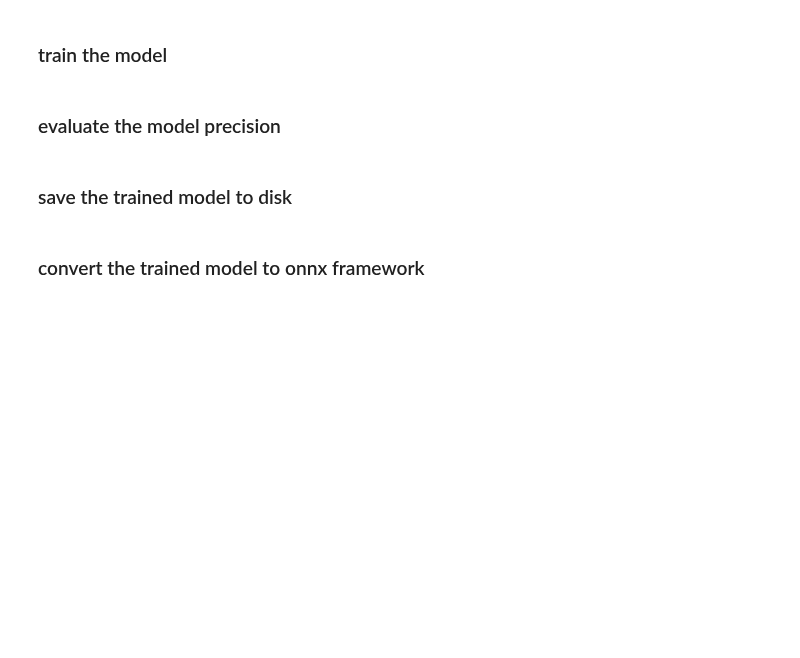
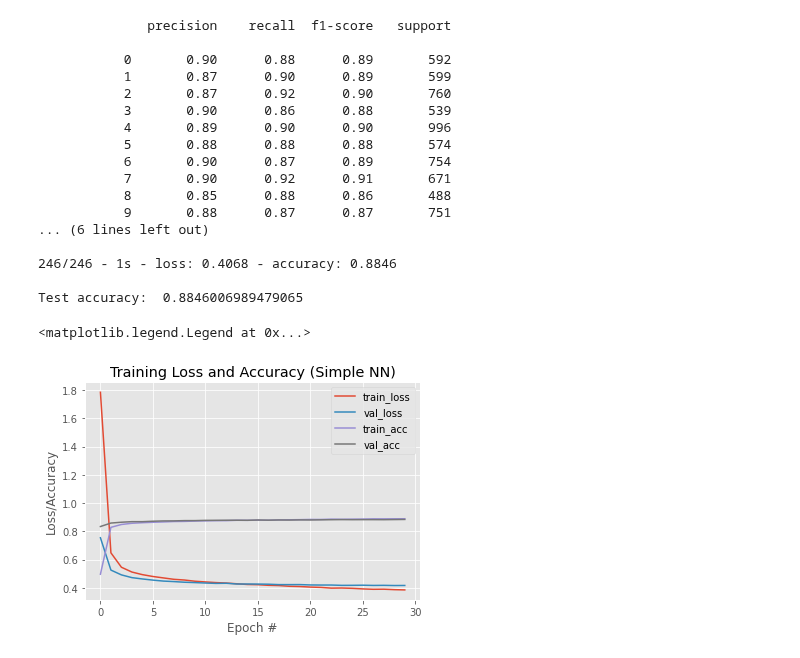
Before and after one commit to paradigmn/ultrastar_pitch, a Jupyter notebook: dev/train_model.ipynb, the cells around one changed output. Saved outputs shown, nothing was run; the diff lists cells and outputs as text; code cells hidden in the pictures; blank space fills up the shorter version.

```diff
--- a/dev/train_model.ipynb
+++ b/dev/train_model.ipynb
@@ -86,6 +43,0 @@ y_train = y_train_filt
-# %%
-from sklearn.decomposition import PCA
-
-decomp = PCA(n_components=256)
-X_train = decomp.fit_transform(X_train)
-X_test = decomp.transform(X_test)
@@ -103,7 +43,0 @@ np.save("/path/to/pca_components.npy", decomp.components_)
-# %%
-# the tf model output layer is structured as an 1d-boolean-array
-from sklearn.preprocessing import LabelBinarizer
-
-lb = LabelBinarizer()
-y_train = lb.fit_transform(y_train)
-y_test = lb.transform(y_test)
@@ -133,5 +103,13 @@ model.add(tf.keras.layers.Dense(12, activation="softmax"))
 # %%
+from time import time
+
+print("using tensorflow " + str(tf.__version__))
+# init tensorboard for vizualization
+tensorboard = tf.keras.callbacks.TensorBoard(log_dir="logs/{}".format(time()))
 # use adam optimizer with an initial learning rate of 0.001
-opt = tf.keras.optimizers.Adam(lr=0.001)
+opt = tf.keras.optimizers.Adam(lr=0.0010)
 # use categorical_crossentropy as loss function while training
-model.compile(loss="categorical_crossentropy", optimizer=opt, metrics=["accuracy"])
+model.compile(loss="sparse_categorical_crossentropy", optimizer=opt, metrics=["accuracy"])
+# train the model with 30 iterations and a batch size of 32
+EPOCHS, BATCH_SIZE = 30, 256
+H = model.fit(X_train, y_train, validation_split=0.2, epochs=EPOCHS, batch_size=BATCH_SIZE, callbacks=[tensorboard])
@@ -138,8 +133,0 @@ model.compile(loss="categorical_crossentropy", optimizer=opt, metrics=["accuracy
-# %% [markdown]
-### train the model
-# %%
-# train the model with 30 iterations and a batch size of 32
-EPOCHS, BATCH_SIZE = 30, 32
-H = model.fit(X_train, y_train, validation_data=(X_test, y_test), epochs=EPOCHS, batch_size=BATCH_SIZE)
-# %% [markdown]
-### evaluate the model precision
@@ -152,17 +134,41 @@ print(classification_report(y_test.argmax(axis=1), predictions.argmax(axis=1)))
 # %%
+from sklearn.metrics import classification_report
 import matplotlib.pyplot as plt
 
+# print individual and average accuracy
+predictions = model.predict(X_test, batch_size=BATCH_SIZE)
+print(classification_report(y_test, predictions.argmax(axis=1)))
+_, test_acc = model.evaluate(X_test, y_test, verbose=2)
+print("\nTest accuracy: ", test_acc)
 # plot the training/testing loss and accuracy
 N = np.arange(0, EPOCHS)
 plt.style.use("ggplot")
 plt.figure()
 plt.plot(N, H.history["loss"], label="train_loss")
 plt.plot(N, H.history["val_loss"], label="val_loss")
 plt.plot(N, H.history["accuracy"], label="train_acc")
 plt.plot(N, H.history["val_accuracy"], label="val_acc")
 plt.title("Training Loss and Accuracy (Simple NN)")
 plt.xlabel("Epoch #")
 plt.ylabel("Loss/Accuracy")
 plt.legend()
+# %% [output]
+              precision    recall  f1-score   support
+
+           0       0.90      0.88      0.89       592
+           1       0.87      0.90      0.89       599
+           2       0.87      0.92      0.90       760
+           3       0.90      0.86      0.88       539
+           4       0.89      0.90      0.90       996
+           5       0.88      0.88      0.88       574
+           6       0.90      0.87      0.89       754
+           7       0.90      0.92      0.91       671
+           8       0.85      0.88      0.86       488
+           9       0.88      0.87      0.87       751
+... (6 lines left out)
+
+246/246 - 1s - loss: 0.4068 - accuracy: 0.8846
+
+Test accuracy:  0.8846006989479065
+<matplotlib.legend.Legend at 0x...>
+[figure, added]
-# %% [markdown]
-### save the trained model to disk
@@ -171,2 +174,0 @@ tf.saved_model.save(model, "/path/to/tf2_saved_model")
-# %% [markdown]
-### convert the trained model to onnx framework
```
Also changed, not shown: parts of 27 cells of this notebook, 4 other files.
